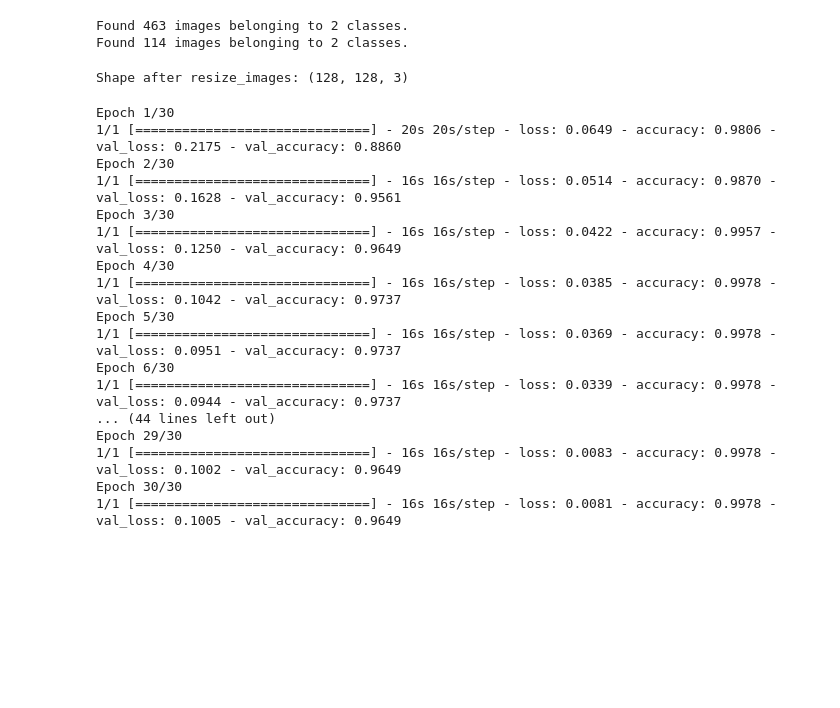
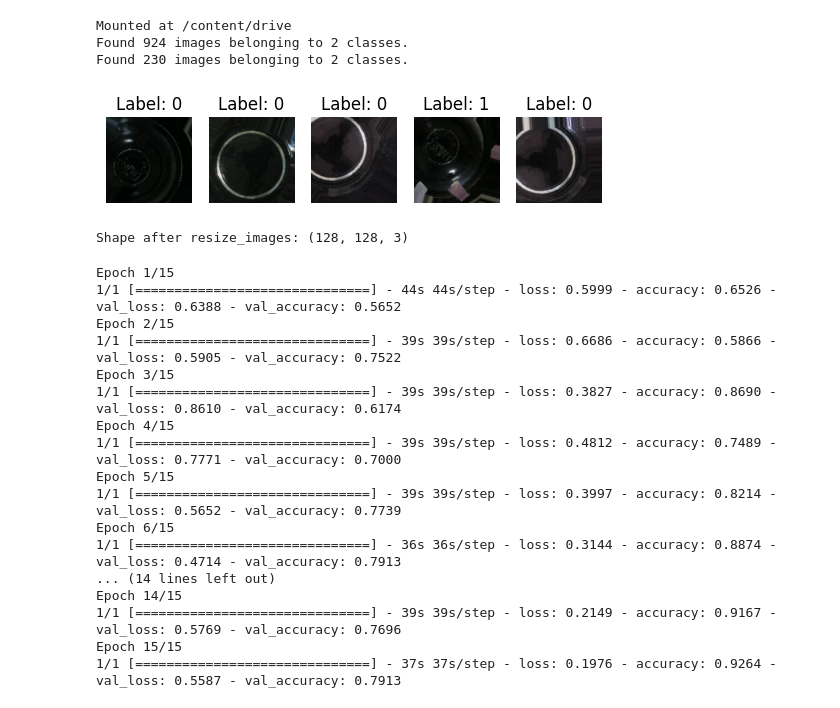
Before and after one commit to S-Bonillas/Image_Recognition_for_Microplastics, a Jupyter notebook: P4_MicroPystics.ipynb, the cells around one changed output. Cells and saved outputs as stored; diff of their text form; code cells hidden in the pictures; blank space fills up the shorter version.

```diff
--- a/P4_MicroPystics.ipynb
+++ b/P4_MicroPystics.ipynb
@@ -13,7 +13,7 @@ import matplotlib.pyplot as plt
 import numpy as np
 # %%
 # Mounting Google Drive.  Don't have to run again if it has already been mounted.
-#drive.mount('/content/drive')
+drive.mount('/content/drive')
 
 # Providing the Paths to the Training, Validation, and Testing data
 training_path = '/content/drive/MyDrive/P4_MicroPystics/Resources/1_Training'
@@ -30,19 +30,25 @@ def rgb_to_gray(image):
     return rgb2gray(image)
 
 # All jpgs should be the same size (128,128), however, rescaling in anticipation of Neural Networking modeling later in the process.
+# Allowing for some variation in image orientation.
 datagen = ImageDataGenerator(
     rescale=1./255,
     validation_split=0.2,
     preprocessing_function=lambda x: resize(x.squeeze(), (128, 128)),
     featurewise_center=True,
-    featurewise_std_normalization=True
+    featurewise_std_normalization=True,
+    rotation_range=180,
+    width_shift_range=0.2,
+    height_shift_range=0.2,
+    horizontal_flip=True,
+    fill_mode='nearest'
 )
 
 # Defining Training and Validation sets
 train_generator = datagen.flow_from_directory(
     training_path,
     target_size=(128, 128),
-    batch_size=577,
+    batch_size=924,
     class_mode='binary',
     subset='training'
 )
@@ -50,11 +56,32 @@ train_generator = datagen.flow_from_directory(
 validation_generator = datagen.flow_from_directory(
     training_path,
     target_size=(128, 128),
-    batch_size=104,
+    batch_size=230,
     class_mode='binary',
     subset='validation'
 )
 # %% [output]
-Found 463 images belonging to 2 classes.
-Found 114 images belonging to 2 classes.
+Mounted at /content/drive
+Found 924 images belonging to 2 classes.
+Found 230 images belonging to 2 classes.
+# %%
+# Check to see what it is we loaded into the Training Set
+
+# Loading the first batch from train_generator
+batch = next(train_generator)
+
+# Extracting the images and labels from the batch
+images, labels = batch
+
+# Displaying the first few images along with their labels
+num_images_to_display = 5
+for i in range(num_images_to_display):
+    plt.subplot(1, num_images_to_display, i + 1)
+    plt.imshow(images[i], cmap='gray')
+    plt.title(f"Label: {int(labels[i])}")
+    plt.axis('off')
+
+plt.show()
+# %% [output]
+[figure, added]
 # %%
@@ -83,29 +110,29 @@ model = Sequential([
 model.compile(optimizer=Adam(), loss='binary_crossentropy', metrics=['accuracy'])
 # %%
 # Training the Model
-epochs = 30
+epochs = 15
 
 history = model.fit(train_generator,
                     epochs=epochs,
                     validation_data=validation_generator)
 # %% [output]
-Epoch 1/30
-1/1 [==============================] - 20s 20s/step - loss: 0.0649 - accuracy: 0.9806 - val_loss: 0.2175 - val_accuracy: 0.8860
-Epoch 2/30
-1/1 [==============================] - 16s 16s/step - loss: 0.0514 - accuracy: 0.9870 - val_loss: 0.1628 - val_accuracy: 0.9561
-Epoch 3/30
-1/1 [==============================] - 16s 16s/step - loss: 0.0422 - accuracy: 0.9957 - val_loss: 0.1250 - val_accuracy: 0.9649
-Epoch 4/30
-1/1 [==============================] - 16s 16s/step - loss: 0.0385 - accuracy: 0.9978 - val_loss: 0.1042 - val_accuracy: 0.9737
-Epoch 5/30
-1/1 [==============================] - 16s 16s/step - loss: 0.0369 - accuracy: 0.9978 - val_loss: 0.0951 - val_accuracy: 0.9737
-Epoch 6/30
-1/1 [==============================] - 16s 16s/step - loss: 0.0339 - accuracy: 0.9978 - val_loss: 0.0944 - val_accuracy: 0.9737
-... (44 lines left out)
-Epoch 29/30
-1/1 [==============================] - 16s 16s/step - loss: 0.0083 - accuracy: 0.9978 - val_loss: 0.1002 - val_accuracy: 0.9649
-Epoch 30/30
-1/1 [==============================] - 16s 16s/step - loss: 0.0081 - accuracy: 0.9978 - val_loss: 0.1005 - val_accuracy: 0.9649
+Epoch 1/15
+1/1 [==============================] - 44s 44s/step - loss: 0.5999 - accuracy: 0.6526 - val_loss: 0.6388 - val_accuracy: 0.5652
+Epoch 2/15
+1/1 [==============================] - 39s 39s/step - loss: 0.6686 - accuracy: 0.5866 - val_loss: 0.5905 - val_accuracy: 0.7522
+Epoch 3/15
+1/1 [==============================] - 39s 39s/step - loss: 0.3827 - accuracy: 0.8690 - val_loss: 0.8610 - val_accuracy: 0.6174
+Epoch 4/15
+1/1 [==============================] - 39s 39s/step - loss: 0.4812 - accuracy: 0.7489 - val_loss: 0.7771 - val_accuracy: 0.7000
+Epoch 5/15
+1/1 [==============================] - 39s 39s/step - loss: 0.3997 - accuracy: 0.8214 - val_loss: 0.5652 - val_accuracy: 0.7739
+Epoch 6/15
+1/1 [==============================] - 36s 36s/step - loss: 0.3144 - accuracy: 0.8874 - val_loss: 0.4714 - val_accuracy: 0.7913
+... (14 lines left out)
+Epoch 14/15
+1/1 [==============================] - 39s 39s/step - loss: 0.2149 - accuracy: 0.9167 - val_loss: 0.5769 - val_accuracy: 0.7696
+Epoch 15/15
+1/1 [==============================] - 37s 37s/step - loss: 0.1976 - accuracy: 0.9264 - val_loss: 0.5587 - val_accuracy: 0.7913
 # %%
 # Evaluating the model on the testing set
 testing_generator = datagen.flow_from_directory(
```
Also changed, not shown: parts of 5 cells of this notebook.
